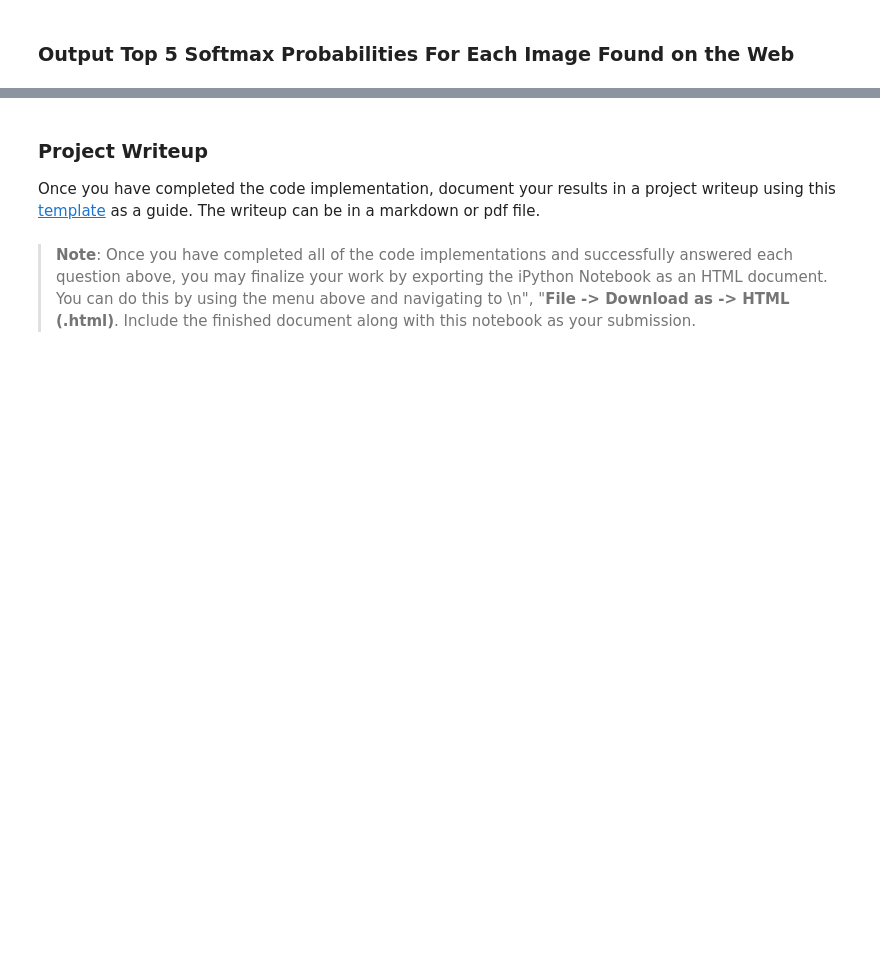
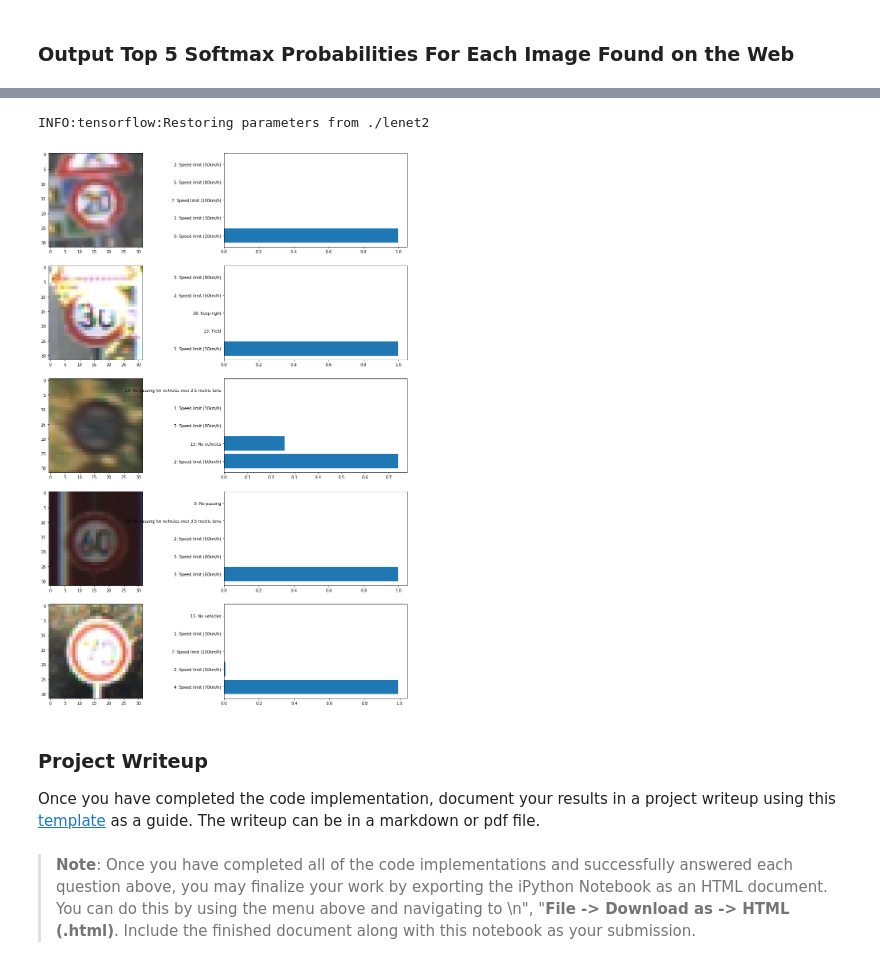
Before and after one commit to mastah43/udacity-carnd-p2, a Jupyter notebook: Traffic_Sign_Classifier.ipynb, the cells around one changed output, grey strips where cells are left out. Cells and saved outputs as stored; diff of their text form; code cells hidden in the pictures; blank space fills up the shorter version.

```diff
--- a/Traffic_Sign_Classifier.ipynb
+++ b/Traffic_Sign_Classifier.ipynb
@@ -671,3 +640,25 @@ Looking just at the first row we get `[ 0.34763842,  0.24879643,  0.12789202]`,
+# %%
+### Print out the top five softmax probabilities for the predictions on the German traffic sign images found on the web.
+with tf.Session() as sess:
+    saver2.restore(sess, tf.train.latest_checkpoint('./'))
+    test_image_results = sess.run(logits, feed_dict={x: test_images_normalized})
+
+    plt.figure(figsize=(18,25))
+    for i in range(len(test_images)):
+        logits_result = tf.placeholder(tf.float32, (None))
+        topk = tf.nn.top_k(tf.nn.softmax(logits_result), k = 5)
+        topkvalues = sess.run(topk, feed_dict={logits_result: test_image_results[i]})
+        plt.subplot(len(test_images),2,(i+1)*2 -1)
+        plt.imshow(test_images[i])
+
+        plt.subplot(len(test_images),2,(i+1)*2)
+        plt.barh(range(5), topkvalues.values, align='center')
+        plt.yticks(range(5) ,[get_label_name(idx) for idx in topkvalues.indices])
+
+    print()
+# %% [output]
+INFO:tensorflow:Restoring parameters from ./lenet2
+[figure, added]
 # %% [markdown]
 ### Project Writeup
 
```
Also changed, not shown: parts of 19 cells of this notebook.
